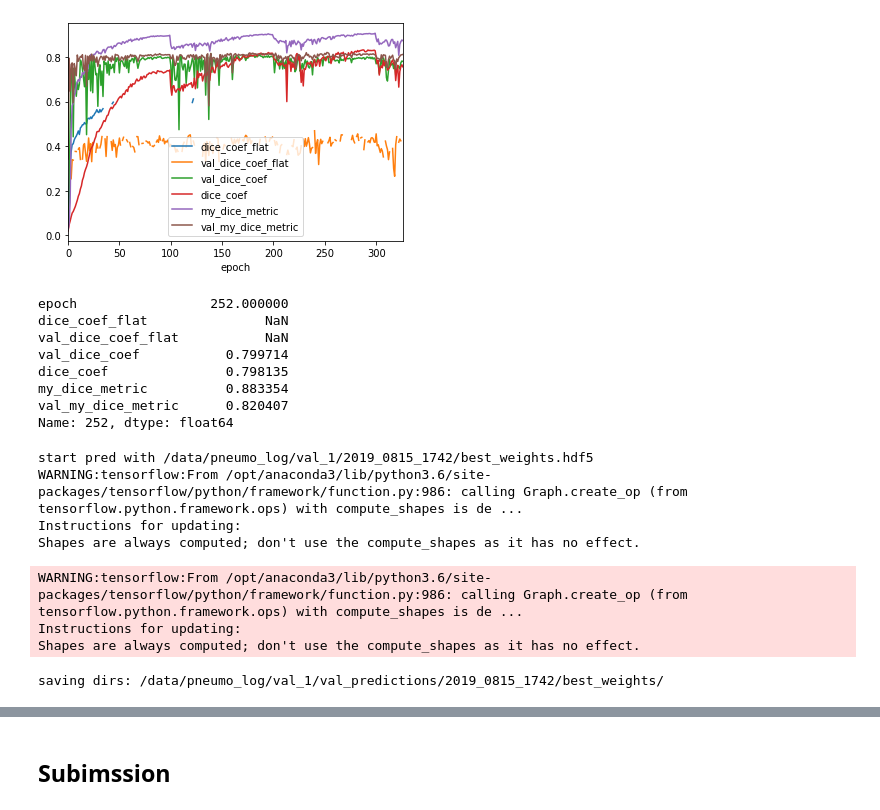
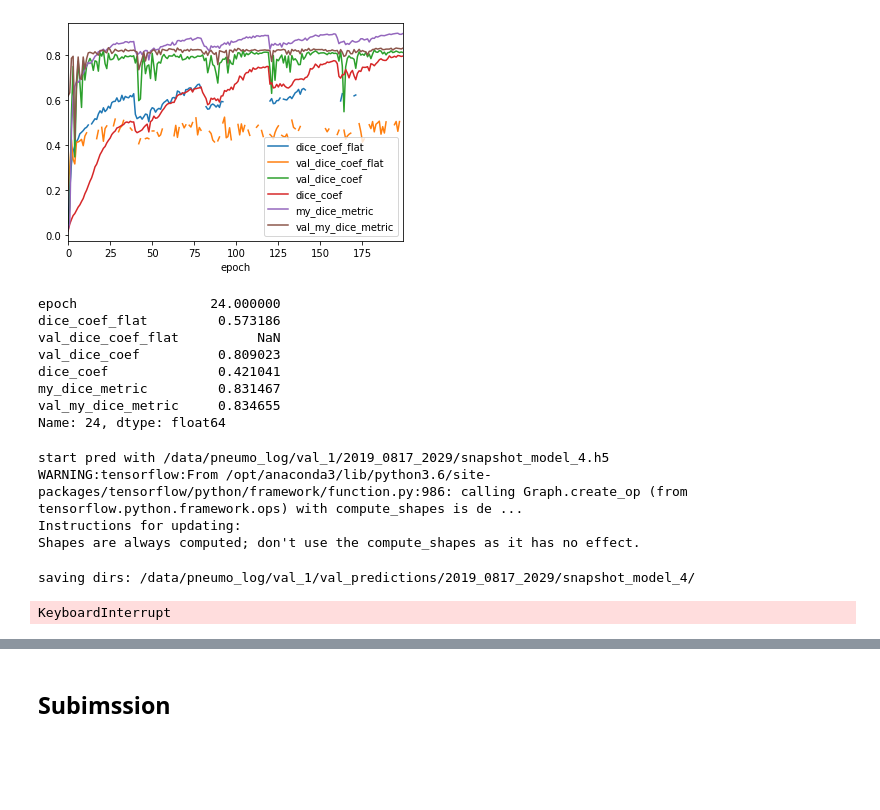
Before and after one commit to yusuke0324/siim_pneumo, a Jupyter notebook: vis_train.ipynb, the cells around one changed output, grey strips where cells are left out. Drawn from its saved outputs; the diff is of its cells as text; code cells hidden in the pictures; blank space fills up the shorter version.

```diff
--- a/vis_train.ipynb
+++ b/vis_train.ipynb
@@ -52,36 +50,34 @@ cols = ['epoch',
 # %%
 # log
 # %%
-log = show_log('2019_0815_1742',fold='1',col=cols)
+log = show_log('2019_0817_2029',fold='1',col=cols)
 # %% [output]
-[figure, old version]
+[figure, new version]
 # %%
 best_index = log['val_my_dice_metric'].idxmax()
 log.iloc[best_index]
 # %% [output]
-epoch                 252.000000
-dice_coef_flat               NaN
-val_dice_coef_flat           NaN
-val_dice_coef           0.799714
-dice_coef               0.798135
-my_dice_metric          0.883354
-val_my_dice_metric      0.820407
-Name: 252, dtype: float64
+epoch                 24.000000
+dice_coef_flat         0.573186
+val_dice_coef_flat          NaN
+val_dice_coef          0.809023
+dice_coef              0.421041
+my_dice_metric         0.831467
+val_my_dice_metric     0.834655
+Name: 24, dtype: float64
 # %%
 # log
 # %%
 
-# pred_util.save_preds_all_models(model_base_path='/data/pneumo_log/val_1/2019_0815_1742/',
-#                      data_path='/data/pneumo/fold/1/',
-#                      tta=False)
-pred_util._save_preds(model_path='/data/pneumo_log/val_1/2019_0815_1742/best_weights.hdf5', data_path='/data/pneumo/fold/1/')
+pred_util.save_preds_all_models(model_base_path='/data/pneumo_log/val_1/2019_0817_2029/',
+                     data_path='/data/pneumo/fold/1/',
+                     tta=False)
+# pred_util._save_preds(model_path='/data/pneumo_log/val_1/2019_0815_1742/best_weights.hdf5', data_path='/data/pneumo/fold/1/')
 # %% [output]
-start pred with /data/pneumo_log/val_1/2019_0815_1742/best_weights.hdf5
+start pred with /data/pneumo_log/val_1/2019_0817_2029/snapshot_model_4.h5
 WARNING:tensorflow:From /opt/anaconda3/lib/python3.6/site-packages/tensorflow/python/framework/function.py:986: calling Graph.create_op (from tensorflow.python.framework.ops) with compute_shapes is de ...
 Instructions for updating:
 Shapes are always computed; don't use the compute_shapes as it has no effect.
-WARNING:tensorflow:From /opt/anaconda3/lib/python3.6/site-packages/tensorflow/python/framework/function.py:986: calling Graph.create_op (from tensorflow.python.framework.ops) with compute_shapes is de ...
-Instructions for updating:
-Shapes are always computed; don't use the compute_shapes as it has no effect.
+saving dirs: /data/pneumo_log/val_1/val_predictions/2019_0817_2029/snapshot_model_4/
-saving dirs: /data/pneumo_log/val_1/val_predictions/2019_0815_1742/best_weights/
+KeyboardInterrupt
 # %%
```
Also changed, not shown: parts of 18 cells of this notebook, 7 other files.
